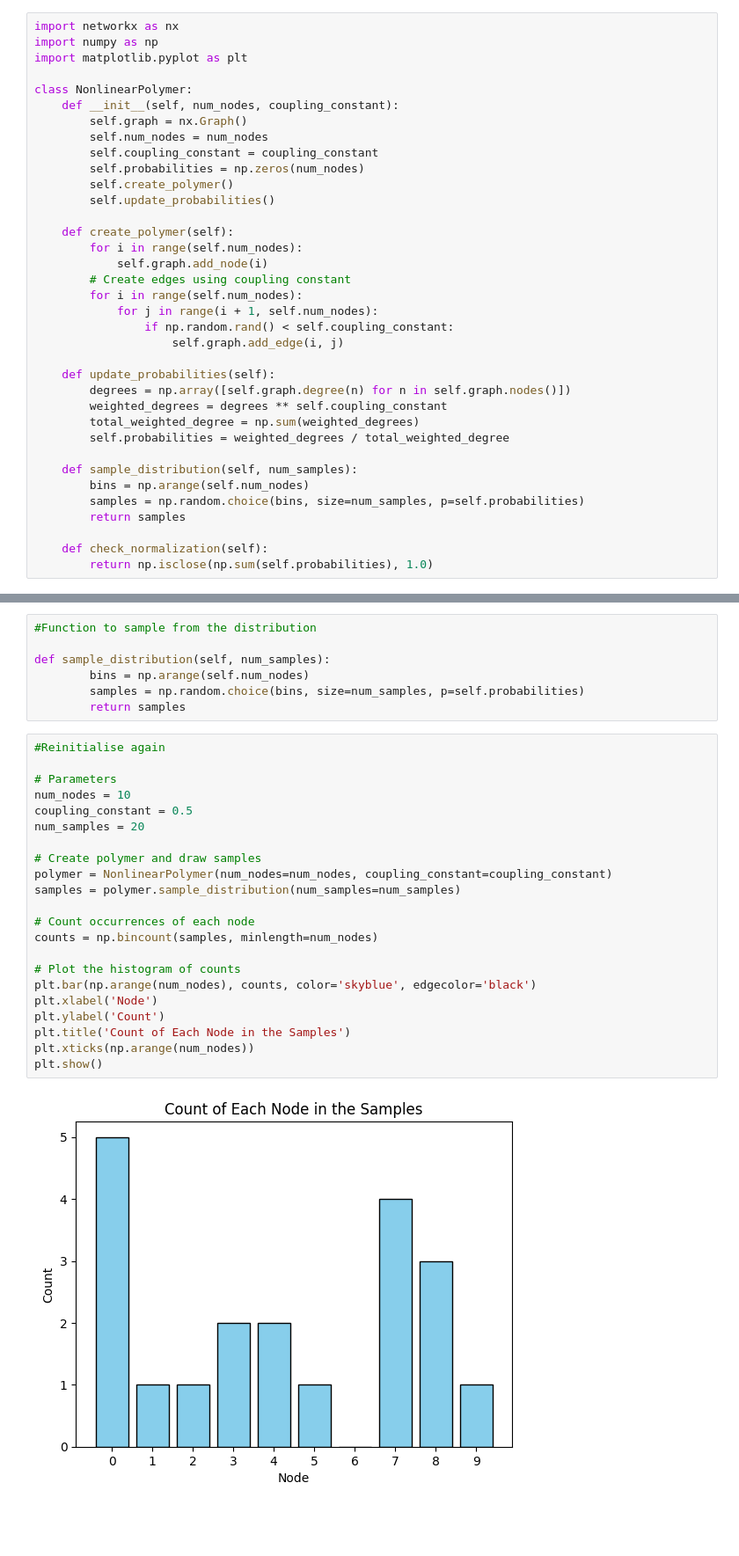
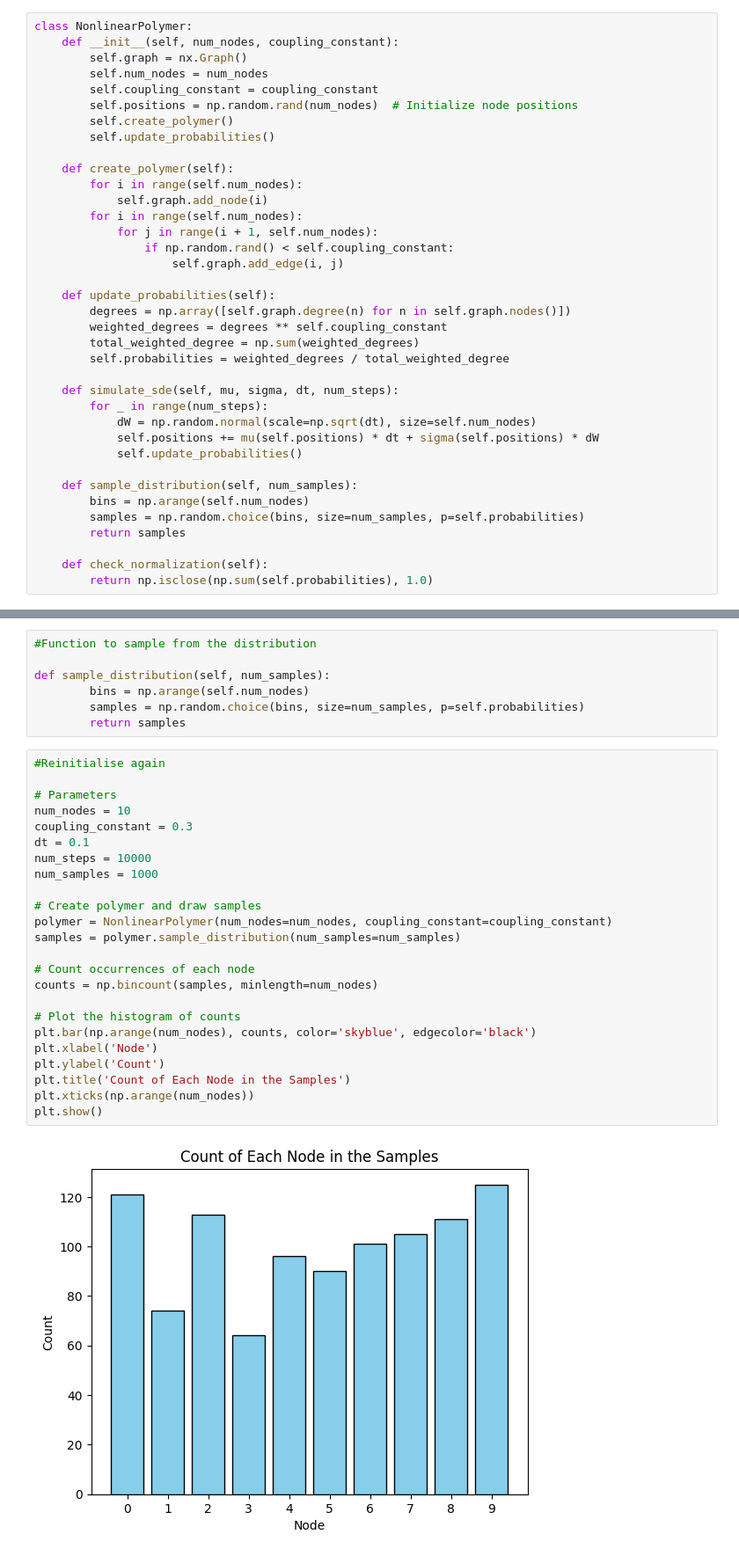
Before and after one commit to blagowhatnow/Nonlinear-Polymer-Probability-Sampler, a Jupyter notebook: Discrete_probability_polymer.ipynb, the cells around one changed output, grey strips where cells are left out. Shown at 88% size. Drawn from its saved outputs; the diff is of its cells as text; blank space fills up the shorter version.

```diff
--- a/Discrete_probability_polymer.ipynb
+++ b/Discrete_probability_polymer.ipynb
@@ -1,21 +1,16 @@
 # %%
-import networkx as nx
-import numpy as np
-import matplotlib.pyplot as plt
-
 class NonlinearPolymer:
     def __init__(self, num_nodes, coupling_constant):
         self.graph = nx.Graph()
         self.num_nodes = num_nodes
         self.coupling_constant = coupling_constant
-        self.probabilities = np.zeros(num_nodes)
+        self.positions = np.random.rand(num_nodes)  # Initialize node positions
         self.create_polymer()
         self.update_probabilities()
 
     def create_polymer(self):
         for i in range(self.num_nodes):
             self.graph.add_node(i)
-        # Create edges using coupling constant
         for i in range(self.num_nodes):
             for j in range(i + 1, self.num_nodes):
                 if np.random.rand() < self.coupling_constant:
@@ -27,6 +22,12 @@ class NonlinearPolymer:
         total_weighted_degree = np.sum(weighted_degrees)
         self.probabilities = weighted_degrees / total_weighted_degree
 
+    def simulate_sde(self, mu, sigma, dt, num_steps):
+        for _ in range(num_steps):
+            dW = np.random.normal(scale=np.sqrt(dt), size=self.num_nodes)
+            self.positions += mu(self.positions) * dt + sigma(self.positions) * dW
+            self.update_probabilities()
+
     def sample_distribution(self, num_samples):
         bins = np.arange(self.num_nodes)
         samples = np.random.choice(bins, size=num_samples, p=self.probabilities)
@@ -66,24 +85,26 @@ def sample_distribution(self, num_samples):
 # %%
 #Reinitialise again
 
 # Parameters
 num_nodes = 10
-coupling_constant = 0.5
-num_samples = 20
+coupling_constant = 0.3
+dt = 0.1
+num_steps = 10000
+num_samples = 1000
 
 # Create polymer and draw samples
 polymer = NonlinearPolymer(num_nodes=num_nodes, coupling_constant=coupling_constant)
 samples = polymer.sample_distribution(num_samples=num_samples)
 
 # Count occurrences of each node
 counts = np.bincount(samples, minlength=num_nodes)
 
 # Plot the histogram of counts
 plt.bar(np.arange(num_nodes), counts, color='skyblue', edgecolor='black')
 plt.xlabel('Node')
 plt.ylabel('Count')
 plt.title('Count of Each Node in the Samples')
 plt.xticks(np.arange(num_nodes))
 plt.show()
 # %% [output]
-[figure, old version]
+[figure, new version]
```
Also changed, not shown: parts of 2 cells of this notebook.
